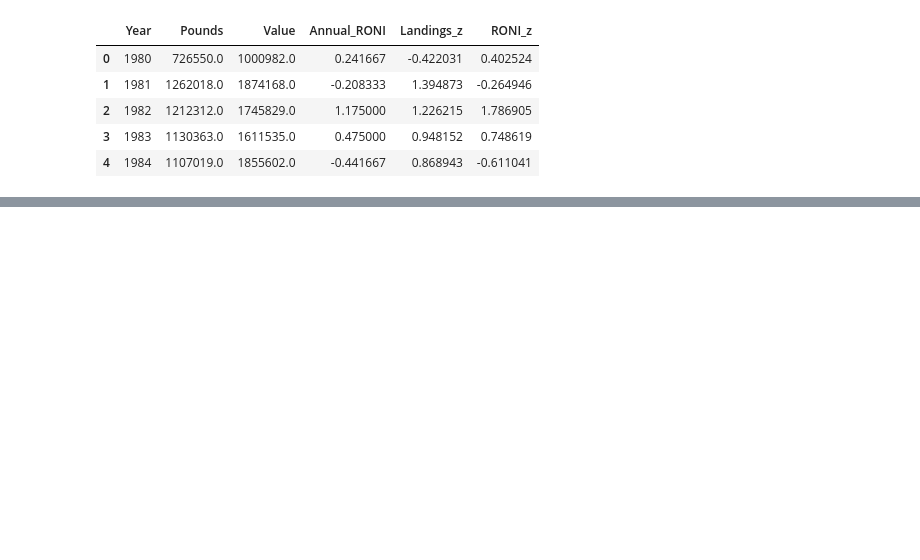
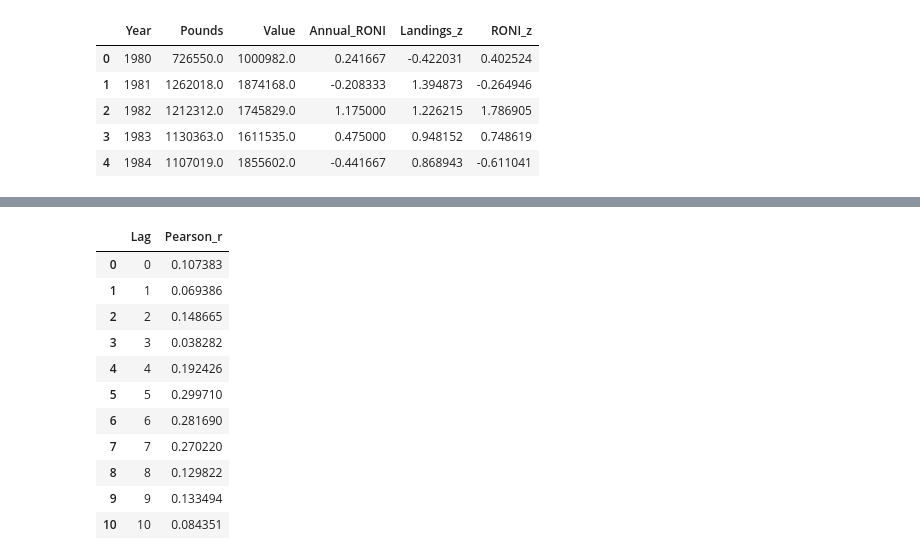
Before and after one commit to KristineLesyna/california-fisheries-climate-viz, a Jupyter notebook: Notebooks/02_Exploratory_Visualization.ipynb, the cells around one changed output, grey strips where cells are left out. Drawn from its saved outputs; the diff is of its cells as text; code cells hidden in the pictures; blank space fills up the shorter version.

```diff
--- a/Notebooks/02_Exploratory_Visualization.ipynb
+++ b/Notebooks/02_Exploratory_Visualization.ipynb
@@ -272,0 +357,14 @@ The time series complements the previous statistical analyses by illustrating th
+# %%
+# Build one dataset containing all lag options
+lagged_list = []
+
+for lag in range(0, 11):
+    roni_lag = roni_annual.copy()
+    roni_lag["Year"] = roni_lag["Year"] + lag
+    roni_lag = roni_lag.rename(columns={"Annual_RONI": "RONI_lagged"})
+
+    temp = halibut.merge(roni_lag, on="Year", how="inner")
+    temp["Lag"] = lag
+    lagged_list.append(temp)
+
+halibut_all_lags = pd.concat(lagged_list, ignore_index=True)
@@ -272,0 +550,37 @@ The time series complements the previous statistical analyses by illustrating th
+# %%
+# Pearson correlation for each lag
+corr_df = []
+
+for lag in range(0, 11):
+    temp = all_lagged_series[
+        (all_lagged_series["Lag"] == lag)
+    ].pivot_table(
+        index="Year",
+        columns="Variable",
+        values="Z_score"
+    ).dropna()
+
+    r = temp["California Halibut Landings"].corr(
+        temp["Annual Mean RONI"]
+    )
+
+    corr_df.append({
+        "Lag": lag,
+        "Pearson_r": r
+    })
+
+corr_df = pd.DataFrame(corr_df)
+corr_df
+# %% [output]
+|  | Lag | Pearson_r |
+| 0 | 0 | 0.107383 |
+| 1 | 1 | 0.069386 |
+| 2 | 2 | 0.148665 |
+| 3 | 3 | 0.038282 |
+| 4 | 4 | 0.192426 |
+| 5 | 5 | 0.299710 |
+| 6 | 6 | 0.281690 |
+| 7 | 7 | 0.270220 |
+| 8 | 8 | 0.129822 |
+| 9 | 9 | 0.133494 |
+| 10 | 10 | 0.084351 |
```
Also changed, not shown: parts of 29 cells of this notebook, 8 other files.
